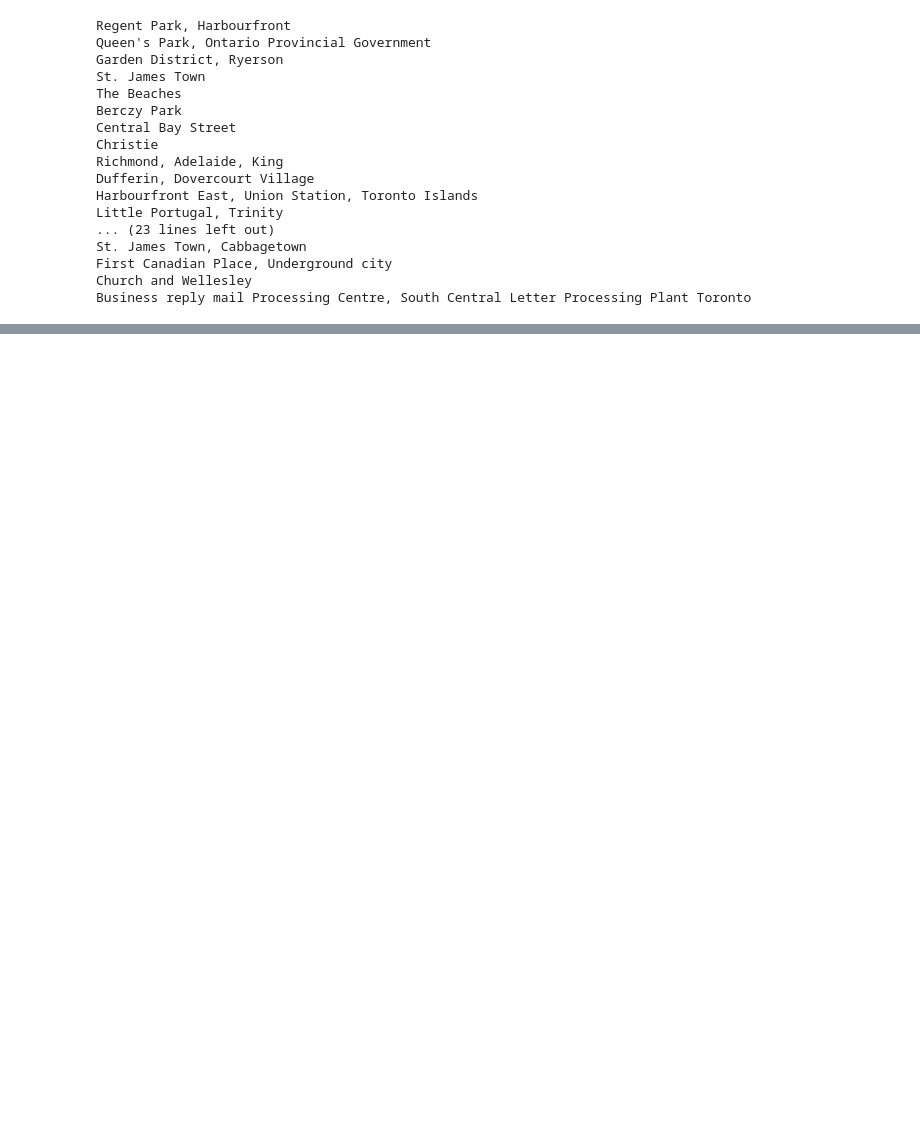
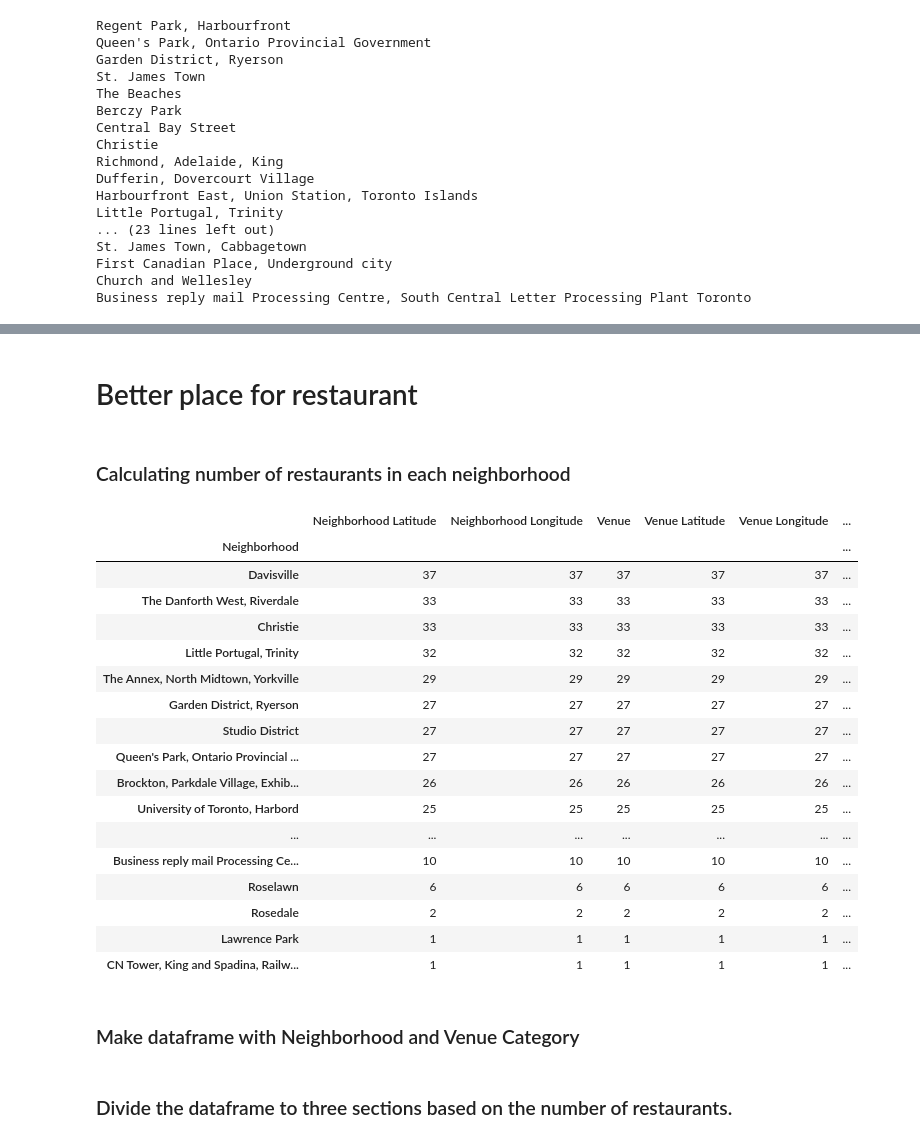
Before and after one commit to nipun-sachintha/Coursera_Capstone, a Jupyter notebook: Segmenting and Clustering Neighborhoods in Toronto.ipynb, the cells around one changed output, grey strips where cells are left out. Cells and saved outputs as stored; diff of their text form; code cells hidden in the pictures; blank space fills up the shorter version.

Commit message:
Published from Watson Studio.

```diff
--- a/Segmenting and Clustering Neighborhoods in Toronto.ipynb
+++ b/Segmenting and Clustering Neighborhoods in Toronto.ipynb
@@ -352,0 +321,28 @@ print(torronton_venues.shape)
+# %% [markdown]
+# Better place for restaurant
+# %% [markdown]
+### Calculating number of restaurants in each neighborhood
+# %%
+restFreq=torronton_venues[torronton_venues['Venue Category'].str.contains('Restaurant', regex= True, na=False)].groupby('Neighborhood').count().sort_values('Venue', ascending=False)
+restFreq
+# %% [output]
+|  | Neighborhood Latitude | Neighborhood Longitude | Venue | Venue Latitude | Venue Longitude | ... |
+| Neighborhood |  |  |  |  |  | ... |
+| Davisville | 37 | 37 | 37 | 37 | 37 | ... |
+| The Danforth West, Riverdale | 33 | 33 | 33 | 33 | 33 | ... |
+| Christie | 33 | 33 | 33 | 33 | 33 | ... |
+| Little Portugal, Trinity | 32 | 32 | 32 | 32 | 32 | ... |
+| The Annex, North Midtown, Yorkville | 29 | 29 | 29 | 29 | 29 | ... |
+| Garden District, Ryerson | 27 | 27 | 27 | 27 | 27 | ... |
+| Studio District | 27 | 27 | 27 | 27 | 27 | ... |
+| Queen's Park, Ontario Provincial ... | 27 | 27 | 27 | 27 | 27 | ... |
+| Brockton, Parkdale Village, Exhib... | 26 | 26 | 26 | 26 | 26 | ... |
+| University of Toronto, Harbord | 25 | 25 | 25 | 25 | 25 | ... |
+| ... | ... | ... | ... | ... | ... | ... |
+| Business reply mail Processing Ce... | 10 | 10 | 10 | 10 | 10 | ... |
+| Roselawn | 6 | 6 | 6 | 6 | 6 | ... |
+| Rosedale | 2 | 2 | 2 | 2 | 2 | ... |
+| Lawrence Park | 1 | 1 | 1 | 1 | 1 | ... |
+| CN Tower, King and Spadina, Railw... | 1 | 1 | 1 | 1 | 1 | ... |
+# %% [markdown]
+### Make dataframe with Neighborhood and Venue Category
@@ -352,0 +351,2 @@ print(torronton_venues.shape)
+# %% [markdown]
+### Divide the dataframe to three sections based on the number of restaurants.
```
Also changed, not shown: parts of 59 cells of this notebook.
